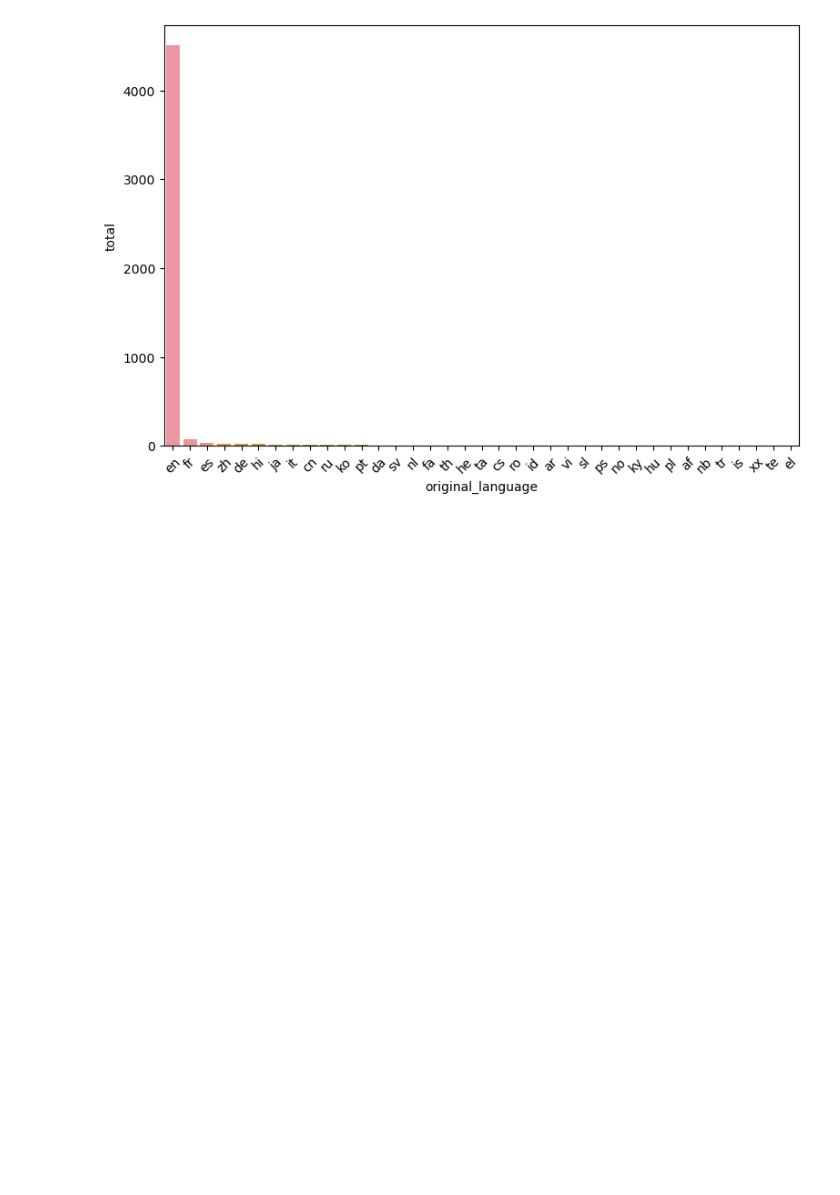
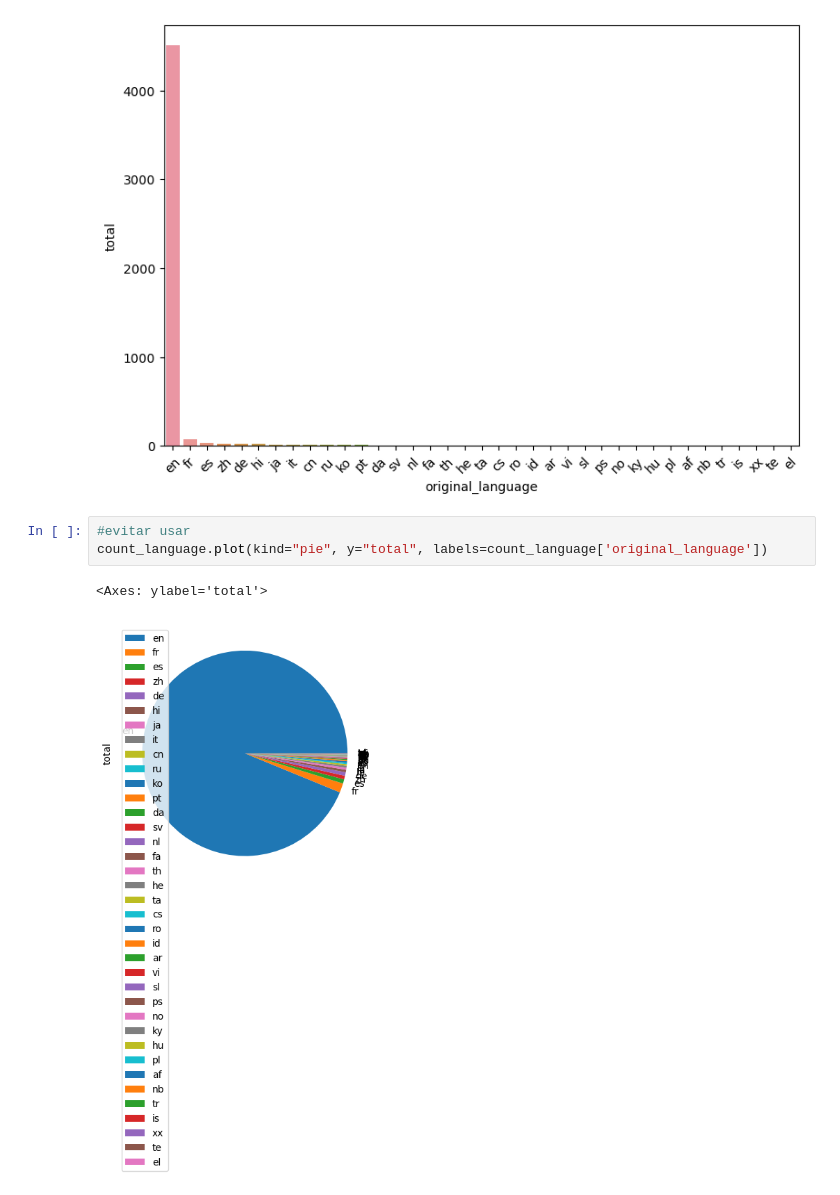
Before and after one commit to JpLimags/alura_course, a Jupyter notebook: visualizando_gráficos_por categorias.ipynb, the cells around one changed output. Saved outputs shown, nothing was run; the diff lists cells and outputs as text; blank space fills up the shorter version.

```diff
--- a/visualizando_gráficos_por categorias.ipynb
+++ b/visualizando_gráficos_por categorias.ipynb
@@ -30,3 +30,9 @@ sns.barplot(data=count_language, x='original_language', y='total')
 # %% [output]
 <Axes: xlabel='original_language', ylabel='total'>
 [figure]
+# %%
+#evitar usar
+count_language.plot(kind="pie", y="total", labels=count_language['original_language'])
+# %% [output]
+<Axes: ylabel='total'>
+[figure, added]
```
Also changed, not shown: parts of 4 cells of this notebook.
